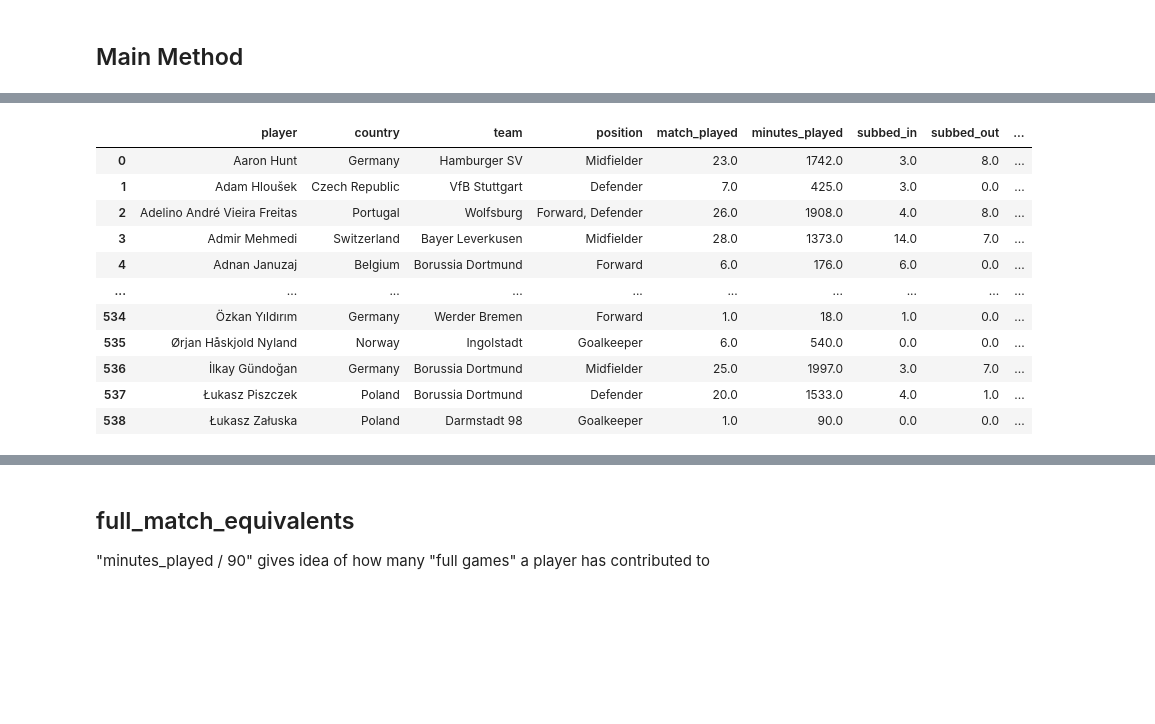
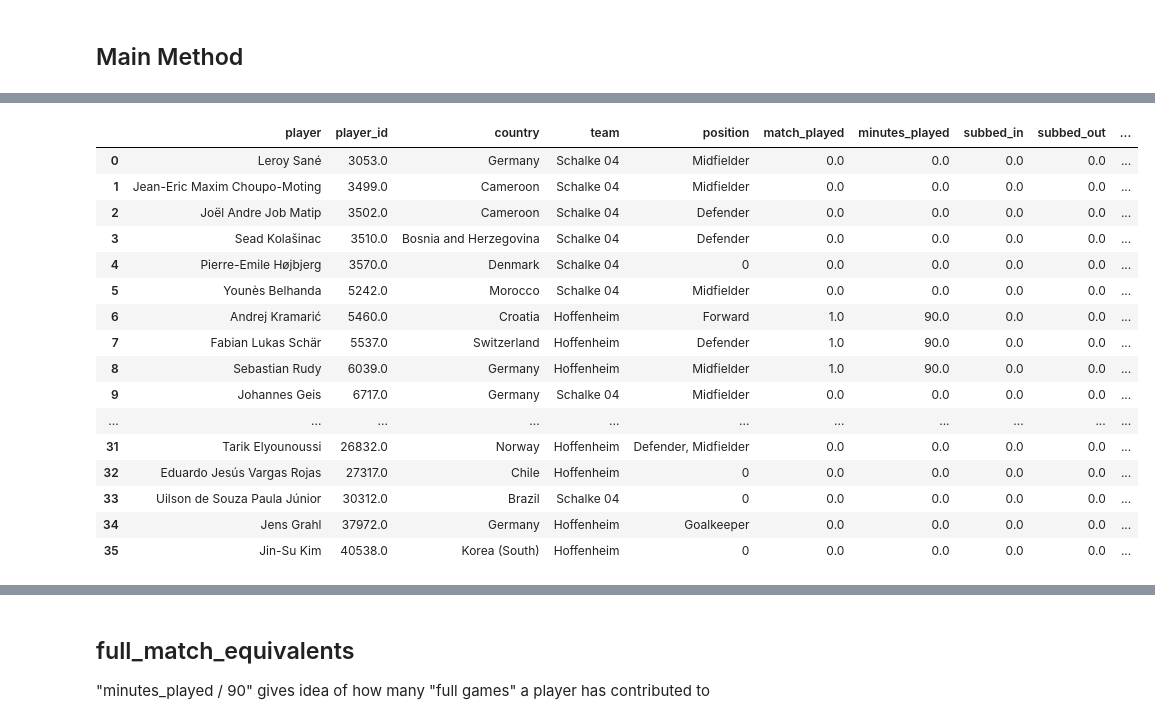
Before and after one commit to allorenz/football-player-similarity, a Jupyter notebook: src/notebooks/feature_standard_stats.ipynb, the cells around one changed output, grey strips where cells are left out. Cells and saved outputs as stored; diff of their text form; code cells hidden in the pictures; blank space fills up the shorter version.

Commit message:
using player id

```diff
--- a/src/notebooks/feature_standard_stats.ipynb
+++ b/src/notebooks/feature_standard_stats.ipynb
@@ -29,0 +33,15 @@ with open("../../config/position_mapping.json","r") as f:
+# %%
+import json
+import sys
+import os
+from tqdm import tqdm
+from datetime import datetime
+from statsbombpy import sb
+from collections import Counter
+# Run the notebook from inside the notebooks folder
+sys.path.append(os.path.abspath(os.path.join(os.path.dirname(__name__), '..')))
+
+from scripts.dataloader import Dataloader
+dataloader = Dataloader(file_path="../../data/new_approach/all_leagues.parquet") # /data/new_approach/all_leagues.parquet
+dataloader.load_data()
+df = dataloader.get_dimension("standard_stats", row_filter=False)
@@ -93,7 +113,7 @@ def extract_global_position(positions):
             print(positions_list)
 
 def get_positions_played(df):
-    positions_played_df = df.groupby("player_name").agg(
+    positions_played_df = df.groupby("player_id").agg(
         position=("positions", lambda x: get_most_frequent_pos(x)),
         positions_played=("positions", lambda x: extract_positions(x)),
         unique_positions_played=("positions", lambda x: extract_positions(x,unique=True))
@@ -119,8 +139,8 @@ def get_minutes_played(df):
     df_with_flags["minutes_played_subbed_in"] = match_duration - df_with_flags["minute"]
 
     # filter
-    df_player_subbed_out = df_with_flags.loc[df_with_flags["is_substituted"]==True,["player", "minute"]]
-    df_player_subbed_in = df_with_flags.loc[df_with_flags["is_substituted"]==True, ["substitution_replacement", "minutes_played_subbed_in"]]
+    df_player_subbed_out = df_with_flags.loc[df_with_flags["is_substituted"]==True,["player", "player_id", "minute"]]
+    df_player_subbed_in = df_with_flags.loc[df_with_flags["is_substituted"]==True, ["substitution_replacement", "player_id", "minutes_played_subbed_in"]]
 
     # rename
     df_player_subbed_in = df_player_subbed_in.rename({"substitution_replacement":"player",
@@ -135,7 +155,13 @@ def get_minutes_played(df):
 
     # add remaining players that were not subbed off
     players_not_subbed_off = [player for player in all_players if player not in df_subbed_player["player"].values]
-    df_player_not_subbed_off = pd.DataFrame({"player": players_not_subbed_off, "minutes_played" : 90})
+    # get player_id for players not subbed off
+    player_id_map = df_with_flags.set_index("player")["player_id"].to_dict()
+    df_player_not_subbed_off = pd.DataFrame({
+        "player": players_not_subbed_off,
+        "player_id": [player_id_map.get(player, np.nan) for player in players_not_subbed_off],
+        "minutes_played" : 90
+    })
 
     df_result = pd.concat([df_subbed_player, df_player_not_subbed_off],axis=0).reset_index(drop=True)
     df_result["match_played"] = 1
@@ -145,7 +171,7 @@ def get_minutes_played(df):
 
 def analyze_standard_stats(df):
     match_ids = df["match_id"].unique()
-    columns = ["player", "match_id", "minute", "substitution_replacement", "substitution_outcome"]
+    columns = ["player", "player_id", "match_id", "minute", "substitution_replacement", "substitution_outcome"]
     standard_stats = pd.DataFrame()
 
     log_step("Calculating match_played and minutes_played")
@@ -155,12 +181,15 @@ def analyze_standard_stats(df):
         current = get_minutes_played(df.loc[df["match_id"]==match_id,columns])
         concated_matches_df = pd.concat([concated_matches_df, current])
 
-    df_match_minutes_played = concated_matches_df.groupby("player").agg(
+
+
+    df_match_minutes_played = concated_matches_df.groupby("player_id").agg(
             match_played=("match_played","sum"),
             minutes_played=("minutes_played","sum"),
             subbed_in=("subbed_in","sum"),
             subbed_out=("subbed_out","sum")
         )
+
 
     log_step("Retrieve Lineups from API to map team, country, and positions_played")
 
@@ -170,12 +199,12 @@ def analyze_standard_stats(df):
         lineups = sb.lineups(match_id=match_id) # ["Hertha Berlin"]
 
         for team in lineups.keys():
-            player_information = lineups[team].loc[:, ["player_name","country","positions"]]
+            player_information = lineups[team].loc[:, ["player_name","player_id","country","positions", "jersey_number"]].copy()
             player_information["team"] = team
             df_team_country_concated = pd.concat([df_team_country_concated, player_information], axis=0)
 
 
-    df_team_country = df_team_country_concated.drop_duplicates(subset=['player_name'])
+    df_team_country = df_team_country_concated.drop_duplicates(subset=['player_id'])
     df_team_country = df_team_country.rename({"player_name" : "player"},axis=1)
 
     log_step("Process positions")
@@ -184,17 +213,20 @@ def analyze_standard_stats(df):
 
     log_step("Merge to final dataframe")
     # merge player position to standard stats
-    standard_stats = pd.merge(left=df_match_minutes_played, right=positions_played_df, on="player", how="right")
+    standard_stats = pd.merge(left=df_match_minutes_played, right=positions_played_df, on="player_id", how="right")
     standard_stats = standard_stats.fillna(0) # player with nan did not play
 
     # merge country and team to standard stats
-    standard_stats = pd.merge(left=standard_stats, right=df_team_country,on="player", how="left")
+    standard_stats = pd.merge(left=standard_stats, right=df_team_country,on="player_id", how="left")
 
     # reorder columns and keep only relevant
-    standard_stats = standard_stats[["player","country","team","position","match_played","minutes_played","subbed_in","subbed_out","unique_positions_played","positions_played"]]
+    standard_stats = standard_stats[["player", "player_id","country","team","position","match_played","minutes_played","subbed_in","subbed_out","unique_positions_played","positions_played"]]
 
     return standard_stats, df_team_country_concated
 
-result_df, df_team_country_concated = analyze_standard_stats(df)
+import numpy as np
+with open("../../config/position_mapping.json","r") as f:
+    position_mapping = json.load(f)
+result_df, df_team_country_concated = analyze_standard_stats(df.head(10))
 result_df
 # %% [output]
@@ -205,12 +237,17 @@ result_df
-|  | player | country | team | position | match_played | minutes_played | subbed_in | subbed_out | ... |
-| 0 | Aaron Hunt | Germany | Hamburger SV | Midfielder | 23.0 | 1742.0 | 3.0 | 8.0 | ... |
-| 1 | Adam Hloušek | Czech Republic | VfB Stuttgart | Defender | 7.0 | 425.0 | 3.0 | 0.0 | ... |
-| 2 | Adelino André Vieira Freitas | Portugal | Wolfsburg | Forward, Defender | 26.0 | 1908.0 | 4.0 | 8.0 | ... |
-| 3 | Admir Mehmedi | Switzerland | Bayer Leverkusen | Midfielder | 28.0 | 1373.0 | 14.0 | 7.0 | ... |
-| 4 | Adnan Januzaj | Belgium | Borussia Dortmund | Forward | 6.0 | 176.0 | 6.0 | 0.0 | ... |
-| ... | ... | ... | ... | ... | ... | ... | ... | ... | ... |
-| 534 | Özkan Yıldırım | Germany | Werder Bremen | Forward | 1.0 | 18.0 | 1.0 | 0.0 | ... |
-| 535 | Ørjan Håskjold Nyland | Norway | Ingolstadt | Goalkeeper | 6.0 | 540.0 | 0.0 | 0.0 | ... |
-| 536 | İlkay Gündoğan | Germany | Borussia Dortmund | Midfielder | 25.0 | 1997.0 | 3.0 | 7.0 | ... |
-| 537 | Łukasz Piszczek | Poland | Borussia Dortmund | Defender | 20.0 | 1533.0 | 4.0 | 1.0 | ... |
-| 538 | Łukasz Załuska | Poland | Darmstadt 98 | Goalkeeper | 1.0 | 90.0 | 0.0 | 0.0 | ... |
+|  | player | player_id | country | team | position | match_played | minutes_played | subbed_in | subbed_out | ... |
+| 0 | Leroy Sané | 3053.0 | Germany | Schalke 04 | Midfielder | 0.0 | 0.0 | 0.0 | 0.0 | ... |
+| 1 | Jean-Eric Maxim Choupo-Moting | 3499.0 | Cameroon | Schalke 04 | Midfielder | 0.0 | 0.0 | 0.0 | 0.0 | ... |
+| 2 | Joël Andre Job Matip | 3502.0 | Cameroon | Schalke 04 | Defender | 0.0 | 0.0 | 0.0 | 0.0 | ... |
+| 3 | Sead Kolašinac | 3510.0 | Bosnia and Herzegovina | Schalke 04 | Defender | 0.0 | 0.0 | 0.0 | 0.0 | ... |
+| 4 | Pierre-Emile Højbjerg | 3570.0 | Denmark | Schalke 04 | 0 | 0.0 | 0.0 | 0.0 | 0.0 | ... |
+| 5 | Younès Belhanda | 5242.0 | Morocco | Schalke 04 | Midfielder | 0.0 | 0.0 | 0.0 | 0.0 | ... |
+| 6 | Andrej Kramarić | 5460.0 | Croatia | Hoffenheim | Forward | 1.0 | 90.0 | 0.0 | 0.0 | ... |
+| 7 | Fabian Lukas Schär | 5537.0 | Switzerland | Hoffenheim | Defender | 1.0 | 90.0 | 0.0 | 0.0 | ... |
+| 8 | Sebastian Rudy | 6039.0 | Germany | Hoffenheim | Midfielder | 1.0 | 90.0 | 0.0 | 0.0 | ... |
+| 9 | Johannes Geis | 6717.0 | Germany | Schalke 04 | Midfielder | 0.0 | 0.0 | 0.0 | 0.0 | ... |
+| ... | ... | ... | ... | ... | ... | ... | ... | ... | ... | ... |
+| 31 | Tarik Elyounoussi | 26832.0 | Norway | Hoffenheim | Defender, Midfielder | 0.0 | 0.0 | 0.0 | 0.0 | ... |
+| 32 | Eduardo Jesús Vargas Rojas | 27317.0 | Chile | Hoffenheim | 0 | 0.0 | 0.0 | 0.0 | 0.0 | ... |
+| 33 | Uilson de Souza Paula Júnior | 30312.0 | Brazil | Schalke 04 | 0 | 0.0 | 0.0 | 0.0 | 0.0 | ... |
+| 34 | Jens Grahl | 37972.0 | Germany | Hoffenheim | Goalkeeper | 0.0 | 0.0 | 0.0 | 0.0 | ... |
+| 35 | Jin-Su Kim | 40538.0 | Korea (South) | Hoffenheim | 0 | 0.0 | 0.0 | 0.0 | 0.0 | ... |
```
Also changed, not shown: parts of 11 cells of this notebook, 6 other files.
